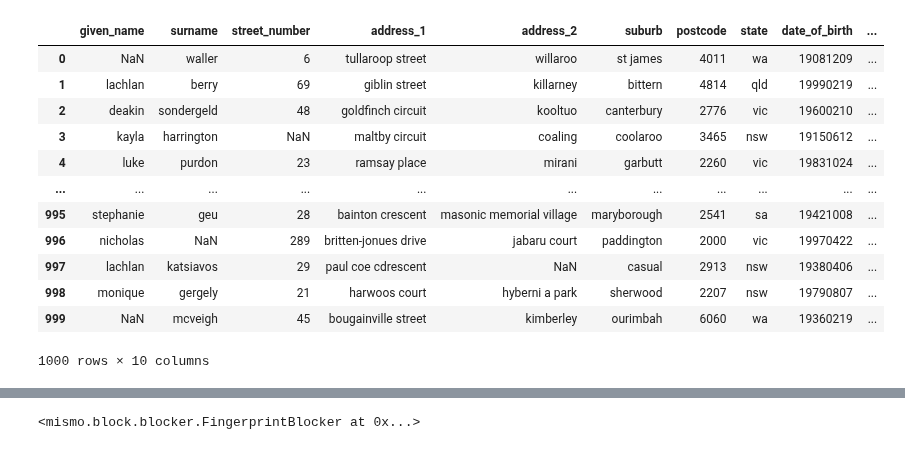
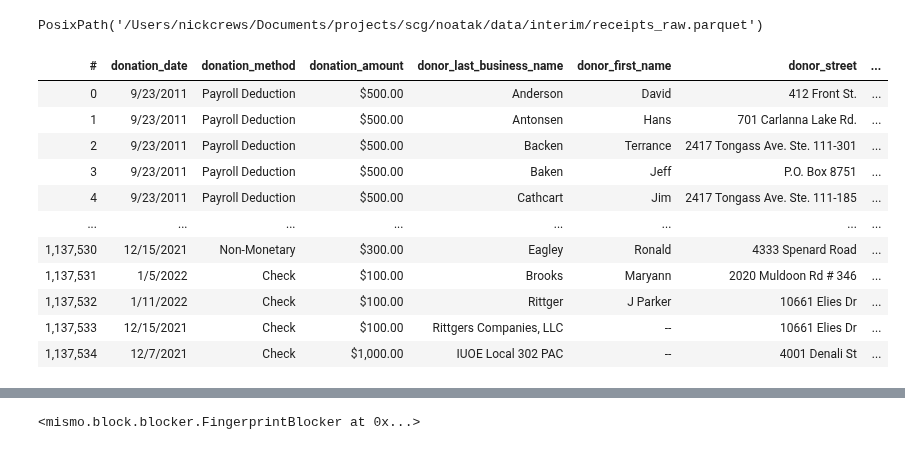
Before and after one commit to NickCrews/mismo, a Jupyter notebook: examples/simple.ipynb, the cells around one changed output, grey strips where cells are left out. Drawn from its saved outputs; the diff is of its cells as text; code cells hidden in the pictures.

Commit message:
Switch pandas->vaex, overhaul lots

```diff
--- a/examples/simple.ipynb
+++ b/examples/simple.ipynb
@@ -5,17 +0,0 @@ import modin.pandas as pd
-# %%
-df, labels = load_febrl1()
-df
-# %% [output]
-|  | given_name | surname | street_number | address_1 | address_2 | suburb | postcode | state | date_of_birth | ... |
-| 0 | NaN | waller | 6 | tullaroop street | willaroo | st james | 4011 | wa | 19081209 | ... |
-| 1 | lachlan | berry | 69 | giblin street | killarney | bittern | 4814 | qld | 19990219 | ... |
-| 2 | deakin | sondergeld | 48 | goldfinch circuit | kooltuo | canterbury | 2776 | vic | 19600210 | ... |
-| 3 | kayla | harrington | NaN | maltby circuit | coaling | coolaroo | 3465 | nsw | 19150612 | ... |
-| 4 | luke | purdon | 23 | ramsay place | mirani | garbutt | 2260 | vic | 19831024 | ... |
-| ... | ... | ... | ... | ... | ... | ... | ... | ... | ... | ... |
-| 995 | stephanie | geu | 28 | bainton crescent | masonic memorial village | maryborough | 2541 | sa | 19421008 | ... |
-| 996 | nicholas | NaN | 289 | britten-jonues drive | jabaru court | paddington | 2000 | vic | 19970422 | ... |
-| 997 | lachlan | katsiavos | 29 | paul coe cdrescent | NaN | casual | 2913 | nsw | 19380406 | ... |
-| 998 | monique | gergely | 21 | harwoos court | hyberni a park | sherwood | 2207 | nsw | 19790807 | ... |
-| 999 | NaN | mcveigh | 45 | bougainville street | kimberley | ourimbah | 6060 | wa | 19360219 | ... |
-1000 rows × 10 columns
@@ -21,0 +9,23 @@ df
+# %%
+from pathlib import Path
+
+data_path = Path("../../scg/noatak/data/interim/receipts_raw.parquet").resolve()
+data_path
+# %% [output]
+PosixPath('/Users/nickcrews/Documents/projects/scg/noatak/data/interim/receipts_raw.parquet')
+# %%
+donations = vaex.open(data_path)
+donations
+# %% [output]
+| # | donation_date | donation_method | donation_amount | donor_last_business_name | donor_first_name | donor_street | ... |
+| 0 | 9/23/2011 | Payroll Deduction | $500.00 | Anderson | David | 412 Front St. | ... |
+| 1 | 9/23/2011 | Payroll Deduction | $500.00 | Antonsen | Hans | 701 Carlanna Lake Rd. | ... |
+| 2 | 9/23/2011 | Payroll Deduction | $500.00 | Backen | Terrance | 2417 Tongass Ave. Ste. 111-301 | ... |
+| 3 | 9/23/2011 | Payroll Deduction | $500.00 | Baken | Jeff | P.O. Box 8751 | ... |
+| 4 | 9/23/2011 | Payroll Deduction | $500.00 | Cathcart | Jim | 2417 Tongass Ave. Ste. 111-185 | ... |
+| ... | ... | ... | ... | ... | ... | ... | ... |
+| 1,137,530 | 12/15/2021 | Non-Monetary | $300.00 | Eagley | Ronald | 4333 Spenard Road | ... |
+| 1,137,531 | 1/5/2022 | Check | $100.00 | Brooks | Maryann | 2020 Muldoon Rd # 346 | ... |
+| 1,137,532 | 1/11/2022 | Check | $100.00 | Rittger | J Parker | 10661 Elies Dr | ... |
+| 1,137,533 | 12/15/2021 | Check | $100.00 | Rittgers Companies, LLC | -- | 10661 Elies Dr | ... |
+| 1,137,534 | 12/7/2021 | Check | $1,000.00 | IUOE Local 302 PAC | -- | 4001 Denali St | ... |
```
Also changed, not shown: parts of 27 cells of this notebook, 11 other files.
